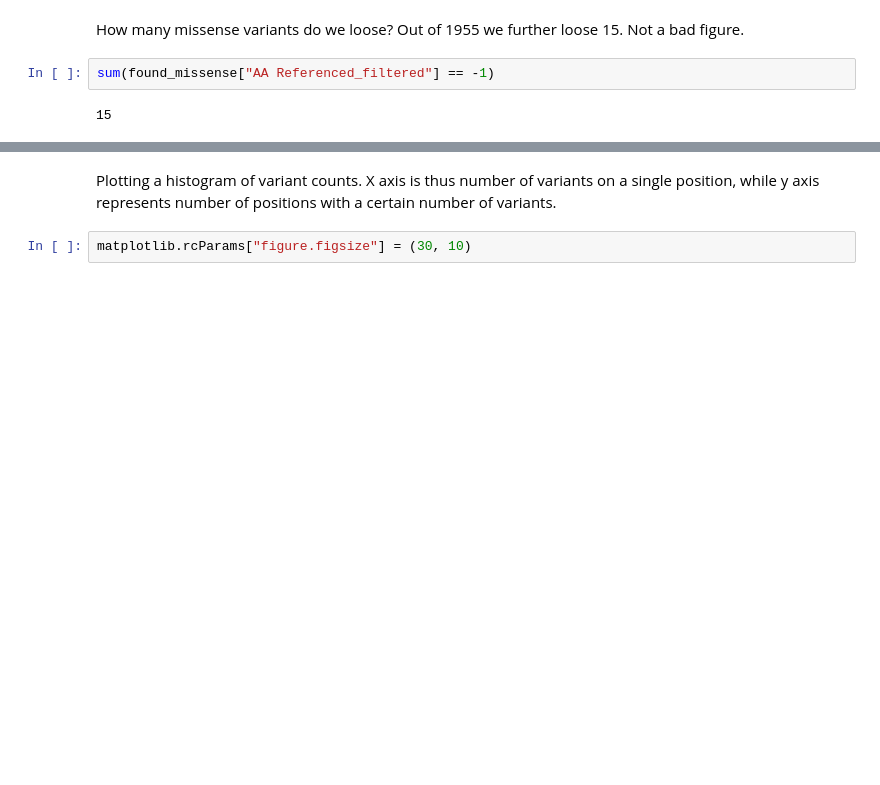
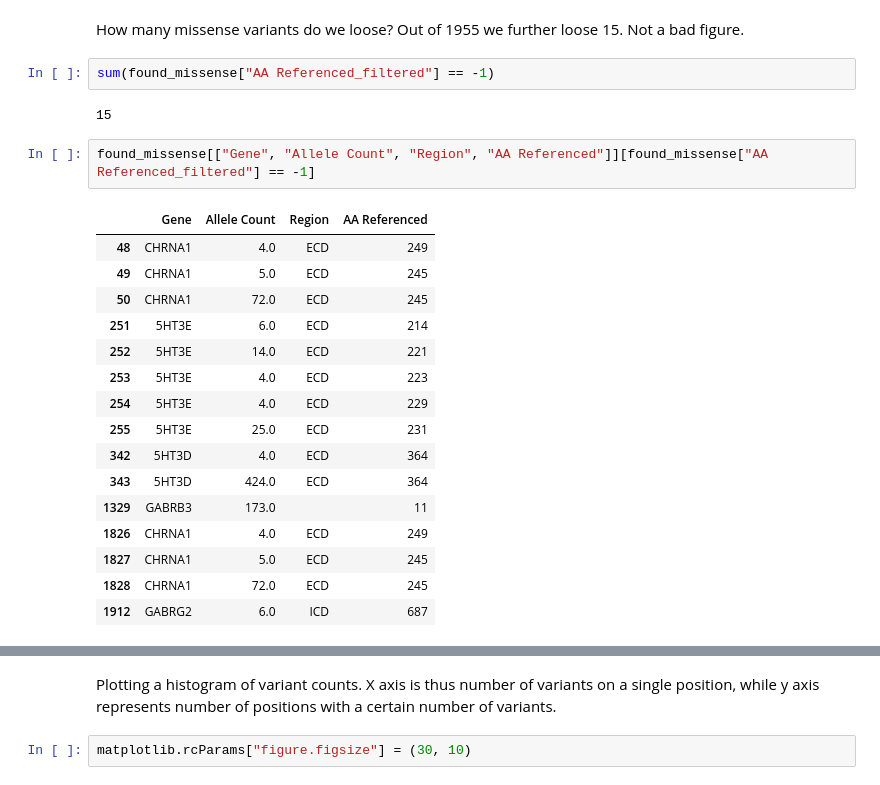
Before and after one commit to JureFabjan/gnomAD, a Jupyter notebook: Processing.ipynb, the cells around one changed output, grey strips where cells are left out. Saved outputs shown, nothing was run; the diff lists cells and outputs as text; blank space fills up the shorter version.

```diff
--- a/Processing.ipynb
+++ b/Processing.ipynb
@@ -844,3 +851,22 @@ How many missense variants do we loose? Out of 1955 we further loose 15. Not a b
 sum(found_missense["AA Referenced_filtered"] == -1)
 # %% [output]
 15
+# %%
+found_missense[["Gene", "Allele Count", "Region", "AA Referenced"]][found_missense["AA Referenced_filtered"] == -1]
+# %% [output]
+|  | Gene | Allele Count | Region | AA Referenced |
+| 48 | CHRNA1 | 4.0 | ECD | 249 |
+| 49 | CHRNA1 | 5.0 | ECD | 245 |
+| 50 | CHRNA1 | 72.0 | ECD | 245 |
+| 251 | 5HT3E | 6.0 | ECD | 214 |
+| 252 | 5HT3E | 14.0 | ECD | 221 |
+| 253 | 5HT3E | 4.0 | ECD | 223 |
+| 254 | 5HT3E | 4.0 | ECD | 229 |
+| 255 | 5HT3E | 25.0 | ECD | 231 |
+| 342 | 5HT3D | 4.0 | ECD | 364 |
+| 343 | 5HT3D | 424.0 | ECD | 364 |
+| 1329 | GABRB3 | 173.0 |  | 11 |
+| 1826 | CHRNA1 | 4.0 | ECD | 249 |
+| 1827 | CHRNA1 | 5.0 | ECD | 245 |
+| 1828 | CHRNA1 | 72.0 | ECD | 245 |
+| 1912 | GABRG2 | 6.0 | ICD | 687 |
```
Also changed, not shown: parts of 12 cells of this notebook.
